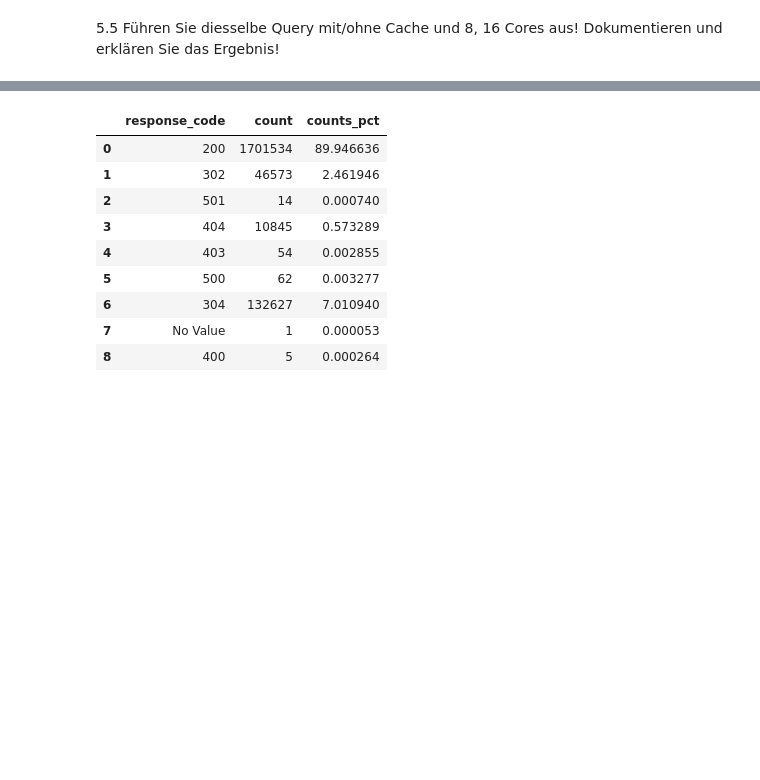
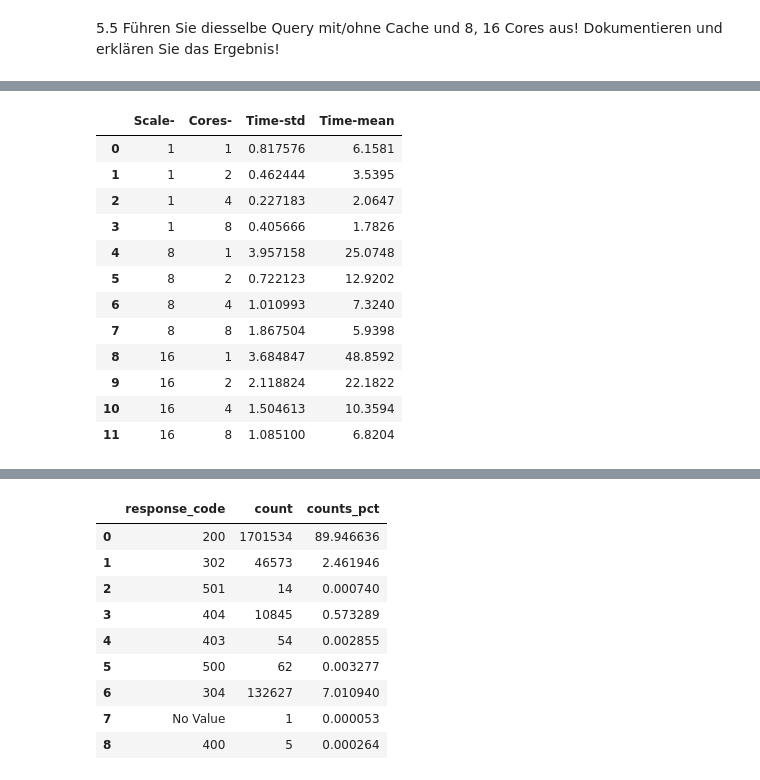
Before and after one commit to wang-yuhao/infrastructure, a Jupyter notebook: 05_SQL/05_SQL.ipynb, the cells around one changed output, grey strips where cells are left out. Drawn from its saved outputs; the diff is of its cells as text; code cells hidden in the pictures; blank space fills up the shorter version.

```diff
--- a/05_SQL/05_SQL.ipynb
+++ b/05_SQL/05_SQL.ipynb
@@ -228,0 +386,3 @@ sdf16x.groupBy('response_code').count().collect()
+# %%
+import pandas as pd
+df = pd.read_csv("performance.csv")
@@ -228,0 +395,16 @@ sdf16x.groupBy('response_code').count().collect()
+# %%
+df_agg
+# %% [output]
+|  | Scale- | Cores- | Time-std | Time-mean |
+| 0 | 1 | 1 | 0.817576 | 6.1581 |
+| 1 | 1 | 2 | 0.462444 | 3.5395 |
+| 2 | 1 | 4 | 0.227183 | 2.0647 |
+| 3 | 1 | 8 | 0.405666 | 1.7826 |
+| 4 | 8 | 1 | 3.957158 | 25.0748 |
+| 5 | 8 | 2 | 0.722123 | 12.9202 |
+| 6 | 8 | 4 | 1.010993 | 7.3240 |
+| 7 | 8 | 8 | 1.867504 | 5.9398 |
+| 8 | 16 | 1 | 3.684847 | 48.8592 |
+| 9 | 16 | 2 | 2.118824 | 22.1822 |
+| 10 | 16 | 4 | 1.504613 | 10.3594 |
+| 11 | 16 | 8 | 1.085100 | 6.8204 |
```
Also changed, not shown: parts of 32 cells of this notebook, 3 other files.
